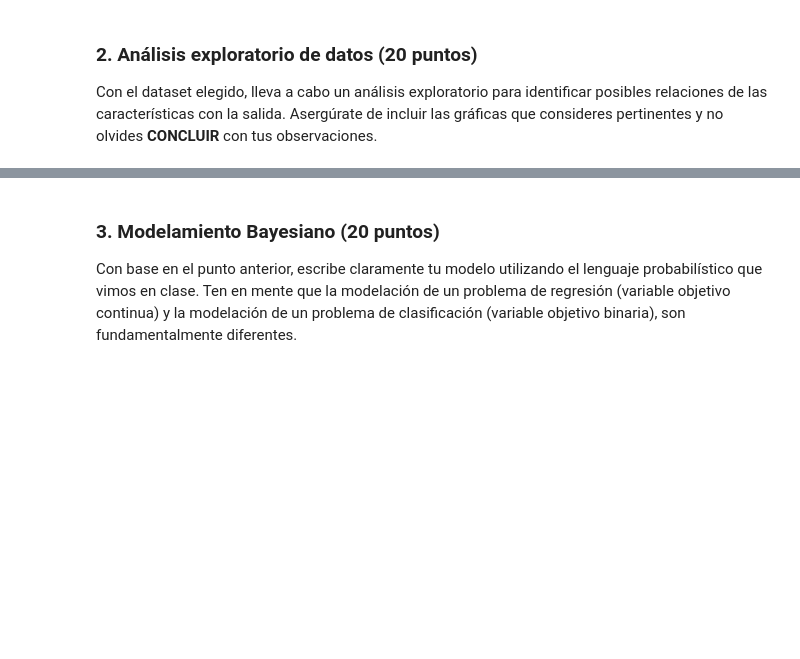
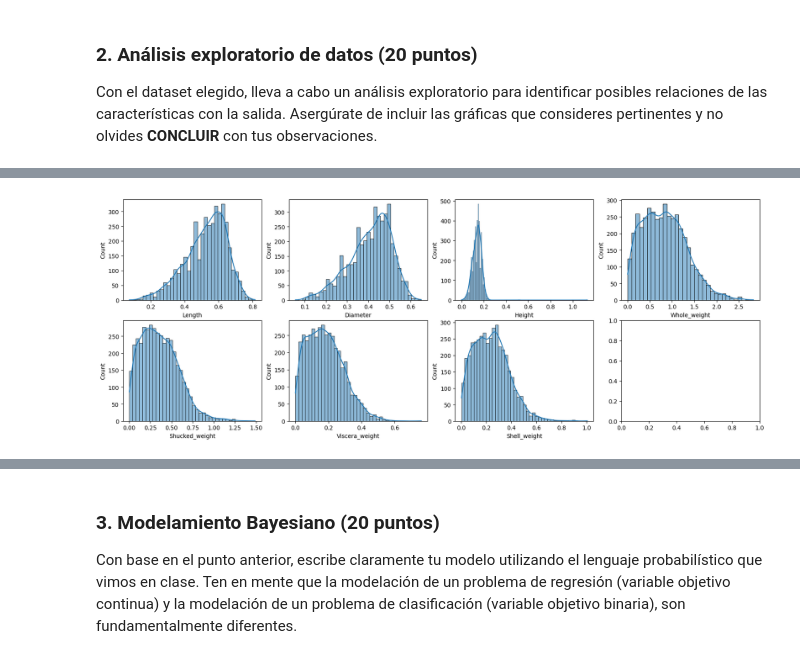
Before and after one commit to Carispa/Metodos-Bayesianos, a Jupyter notebook: Examenes/Examen2/examen2.ipynb, the cells around one changed output, grey strips where cells are left out. Cells and saved outputs as stored; diff of their text form; code cells hidden in the pictures; blank space fills up the shorter version.

```diff
--- a/Examenes/Examen2/examen2.ipynb
+++ b/Examenes/Examen2/examen2.ipynb
@@ -82,0 +122,8 @@ Con el dataset elegido, lleva a cabo un análisis exploratorio para identificar
+# %%
+fig , ax = plt.subplots(nrows=2, ncols=4, figsize=(20,7))
+ax = ax.flatten()
+
+for i, col in enumerate(numeric_columns):
+    sns.histplot(df[col], kde=True, ax=ax[i])
+# %% [output]
+[figure, added]
```
Also changed, not shown: parts of 37 cells of this notebook.
